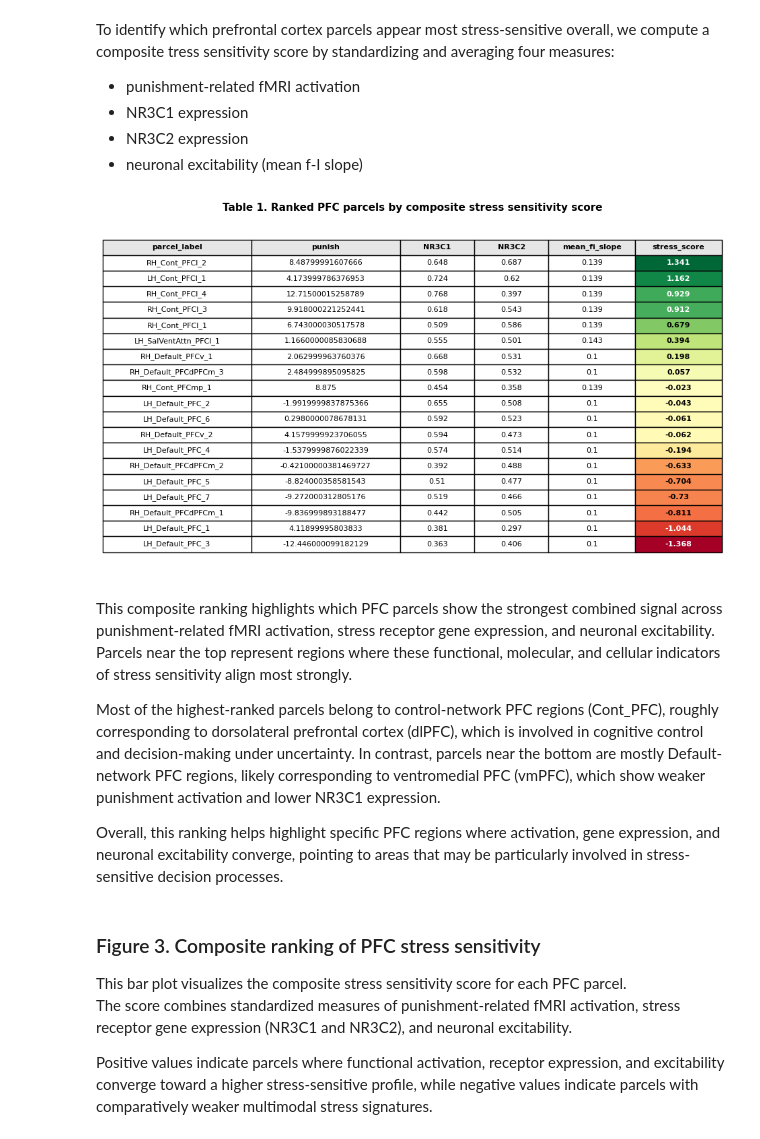
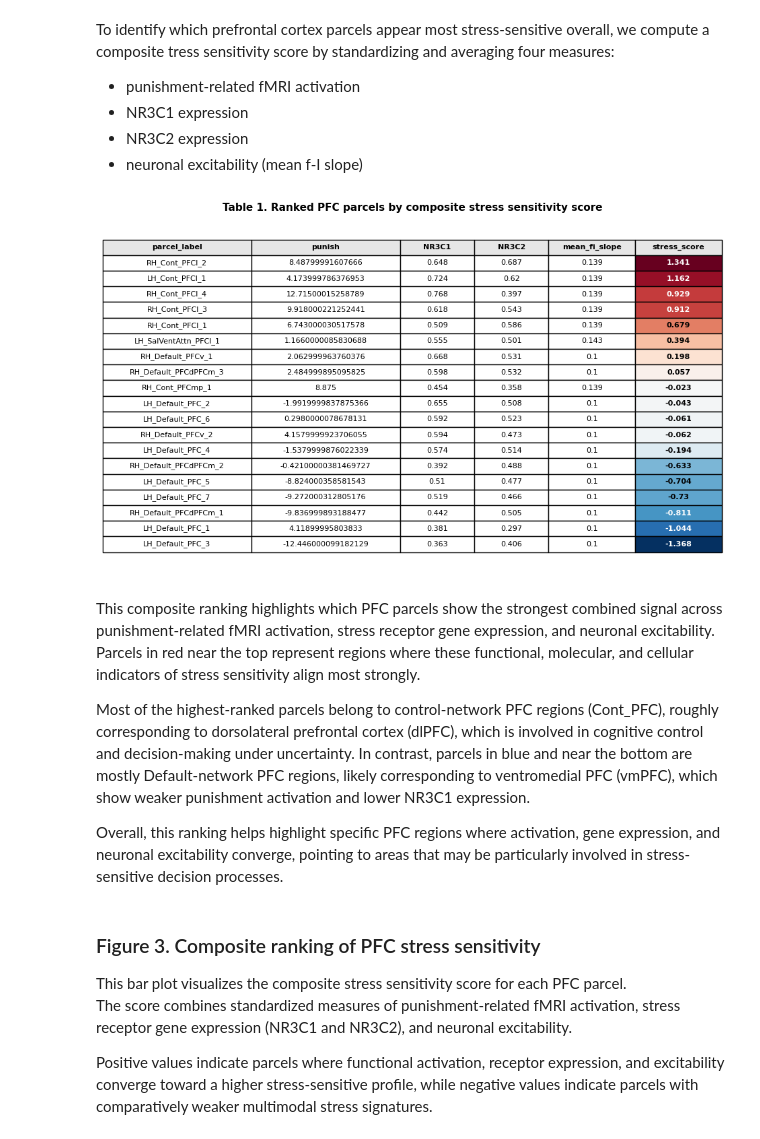
Before and after one commit to arushimunjal/BIPN162-Final-Project, a Jupyter notebook: Integrating fMRI, Gene Expression, and Electrophysiology to Study Stress Sensitivity in the Prefrontal Cortex.ipynb, the cells around one changed output. Saved outputs shown, nothing was run; the diff lists cells and outputs as text; code cells hidden in the pictures.

```diff
--- a/Integrating fMRI, Gene Expression, and Electrophysiology to Study Stress Sensitivity in the Prefrontal Cortex.ipynb
+++ b/Integrating fMRI, Gene Expression, and Electrophysiology to Study Stress Sensitivity in the Prefrontal Cortex.ipynb
@@ -131,6 +131,5 @@ Extracted files:
 # %%
-base = "/Users/arushimunjal/Desktop/bipn162/hcp_gambling/The WU-Minn Human Connectome Project: An overview"
-
+base = r'C:\Users\user\Downloads\hcp_gambling\The WU-Minn Human Connectome Project_ An overview'
 for f in os.listdir(base):
     print(repr(f))
 # %% [output]
@@ -886,7 +883,7 @@ ranking_display['parcel_label'] = (
     .str.replace('7Networks_', '', regex=False)
 )
 
-cmap = plt.colormaps['RdYlGn']
+cmap = plt.colormaps['RdBu_r']
 norm = mcolors.Normalize(
     vmin=ranking_display['stress_score'].min(),
     vmax=ranking_display['stress_score'].max()
@@ -912,38 +909,38 @@ for i, val in enumerate(ranking_display['stress_score']):
 
     r, g, b, _ = color
     brightness = 0.299 * r + 0.587 * g + 0.114 * b
     table[(i + 1, stress_col)].set_text_props(
         color='white' if brightness < 0.55 else 'black',
         weight='bold'
     )
 
 for j in range(len(ranking_display.columns)):
     table[(0, j)].set_facecolor('#E6E6E6')
     table[(0, j)].set_text_props(weight='bold', color='black')
 
 for i in range(1, len(ranking_display) + 1):
     table[(i, 0)]._loc = 'left'
     table[(i, 0)].PAD = 0.02
 
 table.auto_set_font_size(False)
 table.set_fontsize(8)
 table.scale(1, 1.18)
 
 plt.title(
     "Table 1. Ranked PFC parcels by composite stress sensitivity score",
     fontsize=11,
     weight='bold',
     pad=8
 )
 
 plt.tight_layout()
 plt.show()
 # %% [output]
-[figure, old version]
+[figure, new version]
 # %% [markdown]
-This composite ranking highlights which PFC parcels show the strongest combined signal across punishment-related fMRI activation, stress receptor gene expression, and neuronal excitability. Parcels near the top represent regions where these functional, molecular, and cellular indicators of stress sensitivity align most strongly.
+This composite ranking highlights which PFC parcels show the strongest combined signal across punishment-related fMRI activation, stress receptor gene expression, and neuronal excitability. Parcels in red near the top represent regions where these functional, molecular, and cellular indicators of stress sensitivity align most strongly.
 
-Most of the highest-ranked parcels belong to control-network PFC regions (Cont_PFC), roughly corresponding to dorsolateral prefrontal cortex (dlPFC), which is involved in cognitive control and decision-making under uncertainty. In contrast, parcels near the bottom are mostly Default-network PFC regions, likely corresponding to ventromedial PFC (vmPFC), which show weaker punishment activation and lower NR3C1 expression.
+Most of the highest-ranked parcels belong to control-network PFC regions (Cont_PFC), roughly corresponding to dorsolateral prefrontal cortex (dlPFC), which is involved in cognitive control and decision-making under uncertainty. In contrast, parcels in blue and near the bottom are mostly Default-network PFC regions, likely corresponding to ventromedial PFC (vmPFC), which show weaker punishment activation and lower NR3C1 expression.
 
 Overall, this ranking helps highlight specific PFC regions where activation, gene expression, and neuronal excitability converge, pointing to areas that may be particularly involved in stress-sensitive decision processes.
 # %% [markdown]
```
Also changed, not shown: parts of 19 cells of this notebook.
